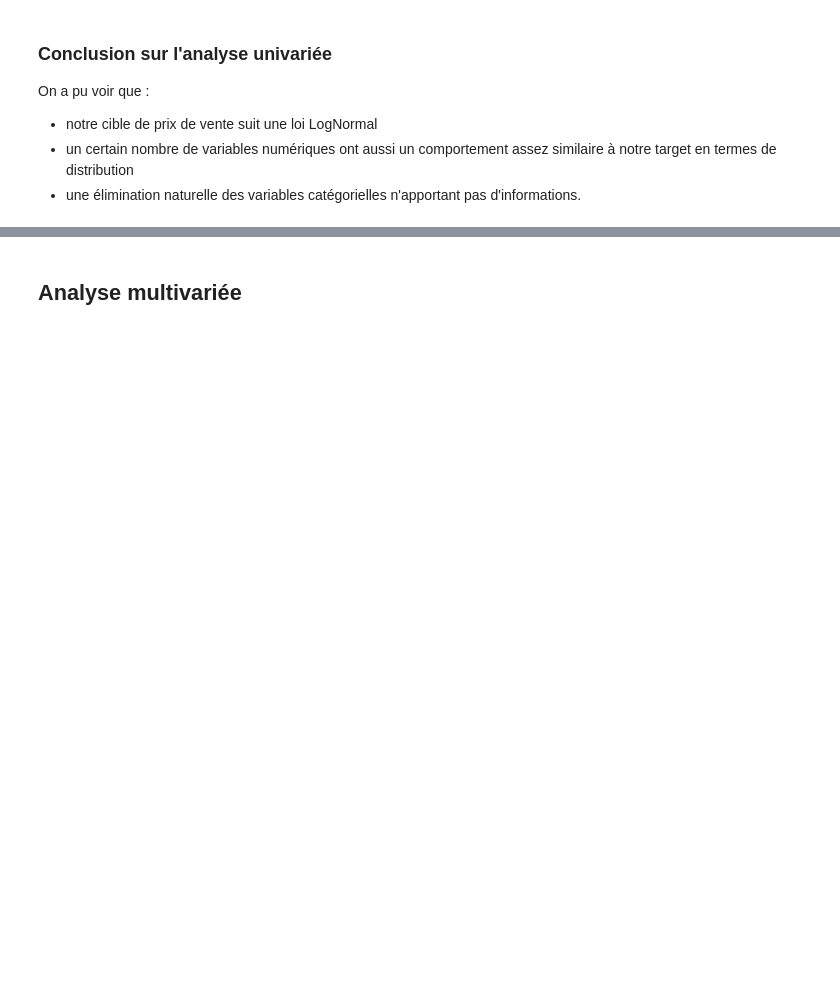
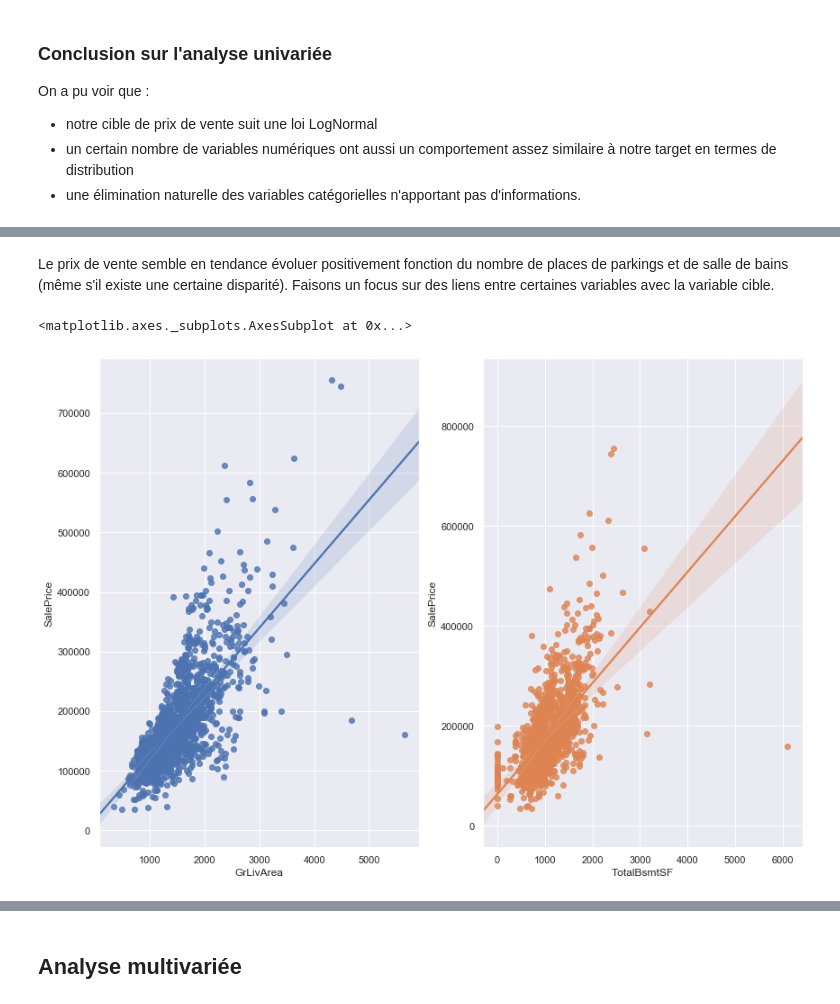
Before and after one commit to anthonymoisan/DeepLearningPredictHousePrices, a Jupyter notebook: src/project_house_prices.ipynb, the cells around one changed output, grey strips where cells are left out. Cells and saved outputs as stored; diff of their text form; code cells hidden in the pictures; blank space fills up the shorter version.

```diff
--- a/src/project_house_prices.ipynb
+++ b/src/project_house_prices.ipynb
@@ -806,0 +739,10 @@ La target est sensible :
+# %% [markdown]
+Le prix de vente semble en tendance évoluer positivement fonction du nombre de places de parkings et de salle de bains (même s'il existe une certaine disparité). Faisons un focus sur des liens entre certaines variables avec la variable cible.
+# %%
+fig,(ax1,ax2) = plt.subplots(ncols=2)
+fig.set_size_inches(14,10)
+sns.regplot(x="GrLivArea",y="SalePrice",data=df, ax=ax1)
+sns.regplot(x="TotalBsmtSF",y="SalePrice",data=df,ax=ax2)
+# %% [output]
+<matplotlib.axes._subplots.AxesSubplot at 0x...>
+[figure, added]
```
Also changed, not shown: parts of 64 cells of this notebook.
